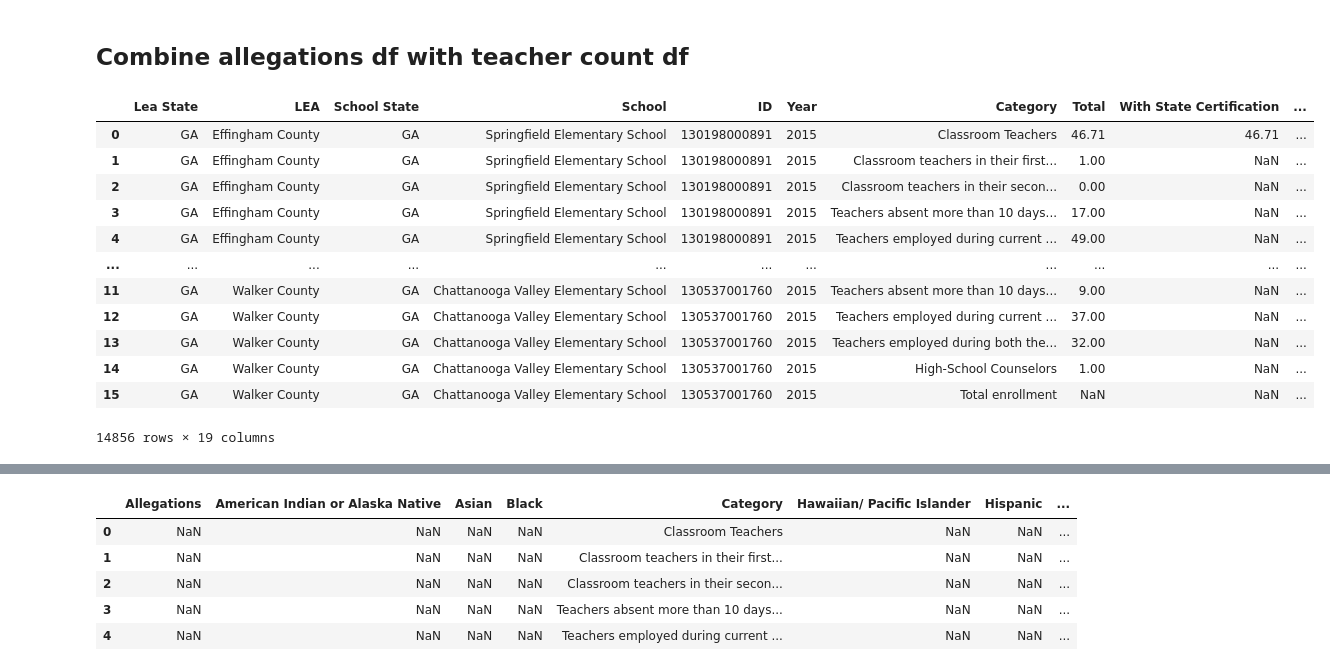
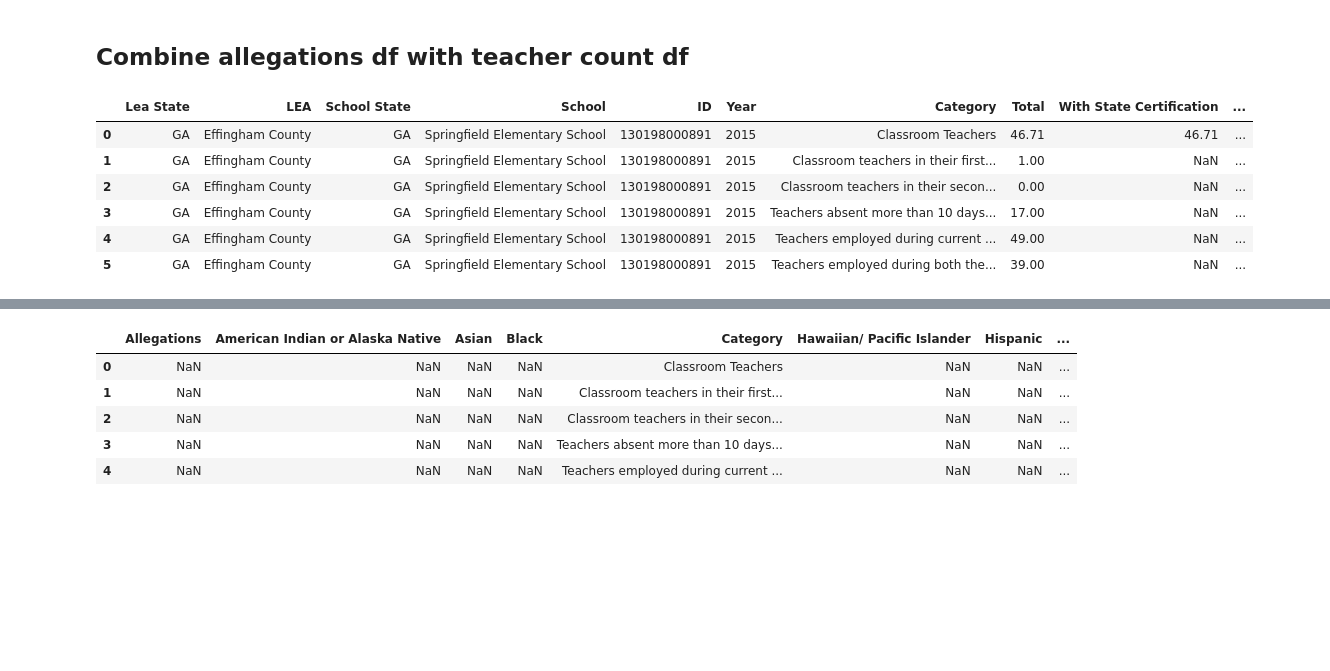
Before and after one commit to kevinlwebb/Nanodegrees, a Jupyter notebook: Data Scientist for Enterprise/Project 1/Georgia School District Bullying Analysis.ipynb, the cells around one changed output, grey strips where cells are left out. Saved outputs shown, nothing was run; the diff lists cells and outputs as text; code cells hidden in the pictures; blank space fills up the shorter version.

```diff
--- a/Data Scientist for Enterprise/Project 1/Georgia School District Bullying Analysis.ipynb
+++ b/Data Scientist for Enterprise/Project 1/Georgia School District Bullying Analysis.ipynb
@@ -413,32 +425,26 @@ pd.DataFrame(bully_df.groupby(['LEA', 'School']).sum()['Allegations'])
 # %%
 data_columns = ['Lea State', 'LEA', 'School State', 'School', 'ID', 'Year', 'Category',
        'Total', 'With State Certification', 'American Indian or Alaska Native',
        'Asian', 'Hawaiian/ Pacific Islander', 'Hispanic', 'Black', 'White',
        'Two or more races', 'Total Students', 'SWD (IDEA-Eligible)', 'LEP']
 
 teacher_school_df = pd.DataFrame(columns=data_columns)
 
 data_path = Path("georgia/teacher/")
 p = data_path.glob('**/*')
 files = [x for x in p if x.is_file()]
 for file in files:
     try:
         teacher_school_df = pd.concat([teacher_school_df, pd.read_csv(file)],sort=False)
     except:
         pass
 
-teacher_school_df
+teacher_school_df.head(6)
 # %% [output]
 |  | Lea State | LEA | School State | School | ID | Year | Category | Total | With State Certification | ... |
 | 0 | GA | Effingham County | GA | Springfield Elementary School | 130198000891 | 2015 | Classroom Teachers | 46.71 | 46.71 | ... |
 | 1 | GA | Effingham County | GA | Springfield Elementary School | 130198000891 | 2015 | Classroom teachers in their first... | 1.00 | NaN | ... |
 | 2 | GA | Effingham County | GA | Springfield Elementary School | 130198000891 | 2015 | Classroom teachers in their secon... | 0.00 | NaN | ... |
 | 3 | GA | Effingham County | GA | Springfield Elementary School | 130198000891 | 2015 | Teachers absent more than 10 days... | 17.00 | NaN | ... |
 | 4 | GA | Effingham County | GA | Springfield Elementary School | 130198000891 | 2015 | Teachers employed during current ... | 49.00 | NaN | ... |
-| ... | ... | ... | ... | ... | ... | ... | ... | ... | ... | ... |
-| 11 | GA | Walker County | GA | Chattanooga Valley Elementary School | 130537001760 | 2015 | Teachers absent more than 10 days... | 9.00 | NaN | ... |
-| 12 | GA | Walker County | GA | Chattanooga Valley Elementary School | 130537001760 | 2015 | Teachers employed during current ... | 37.00 | NaN | ... |
-| 13 | GA | Walker County | GA | Chattanooga Valley Elementary School | 130537001760 | 2015 | Teachers employed during both the... | 32.00 | NaN | ... |
-| 14 | GA | Walker County | GA | Chattanooga Valley Elementary School | 130537001760 | 2015 | High-School Counselors | 1.00 | NaN | ... |
-| 15 | GA | Walker County | GA | Chattanooga Valley Elementary School | 130537001760 | 2015 | Total enrollment | NaN | NaN | ... |
+| 5 | GA | Effingham County | GA | Springfield Elementary School | 130198000891 | 2015 | Teachers employed during both the... | 39.00 | NaN | ... |
-14856 rows × 19 columns
```
Also changed, not shown: parts of 8 cells of this notebook.
